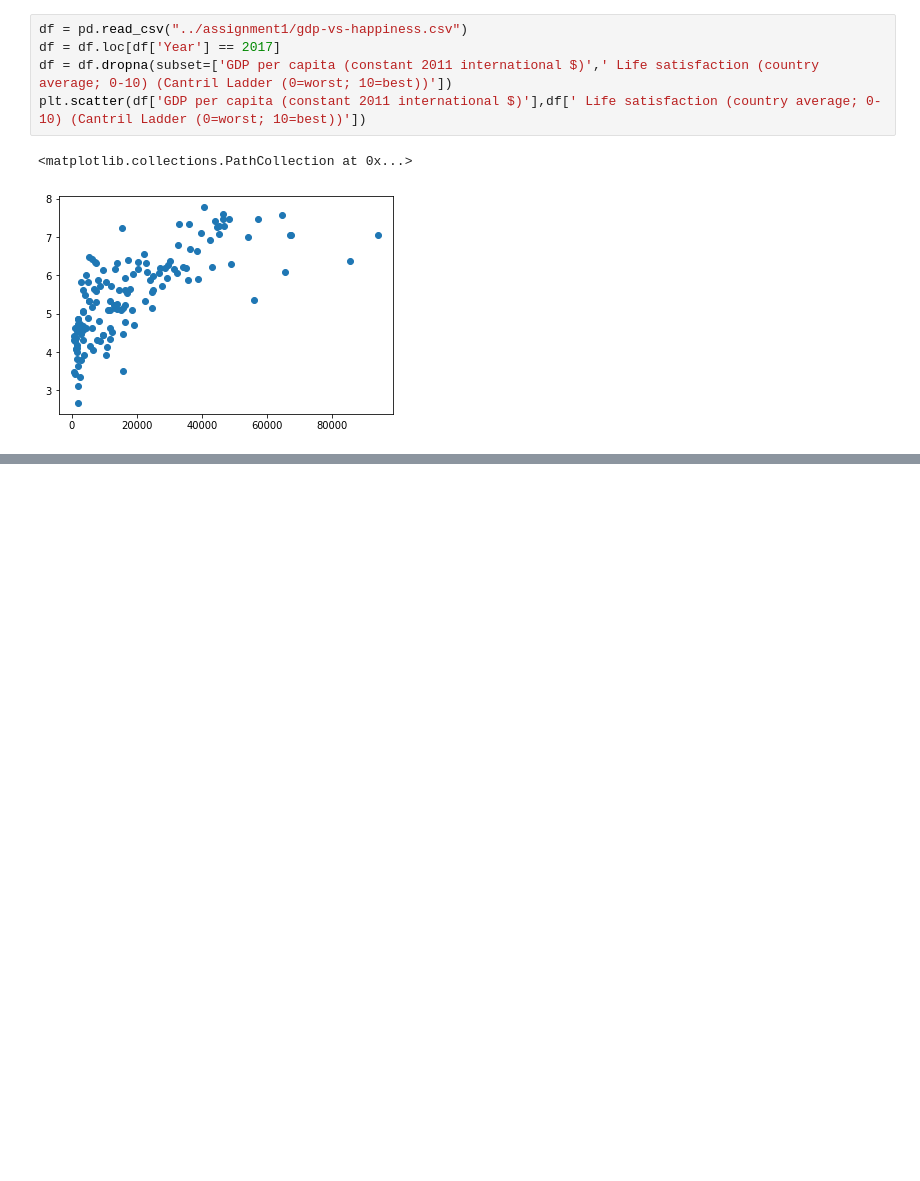
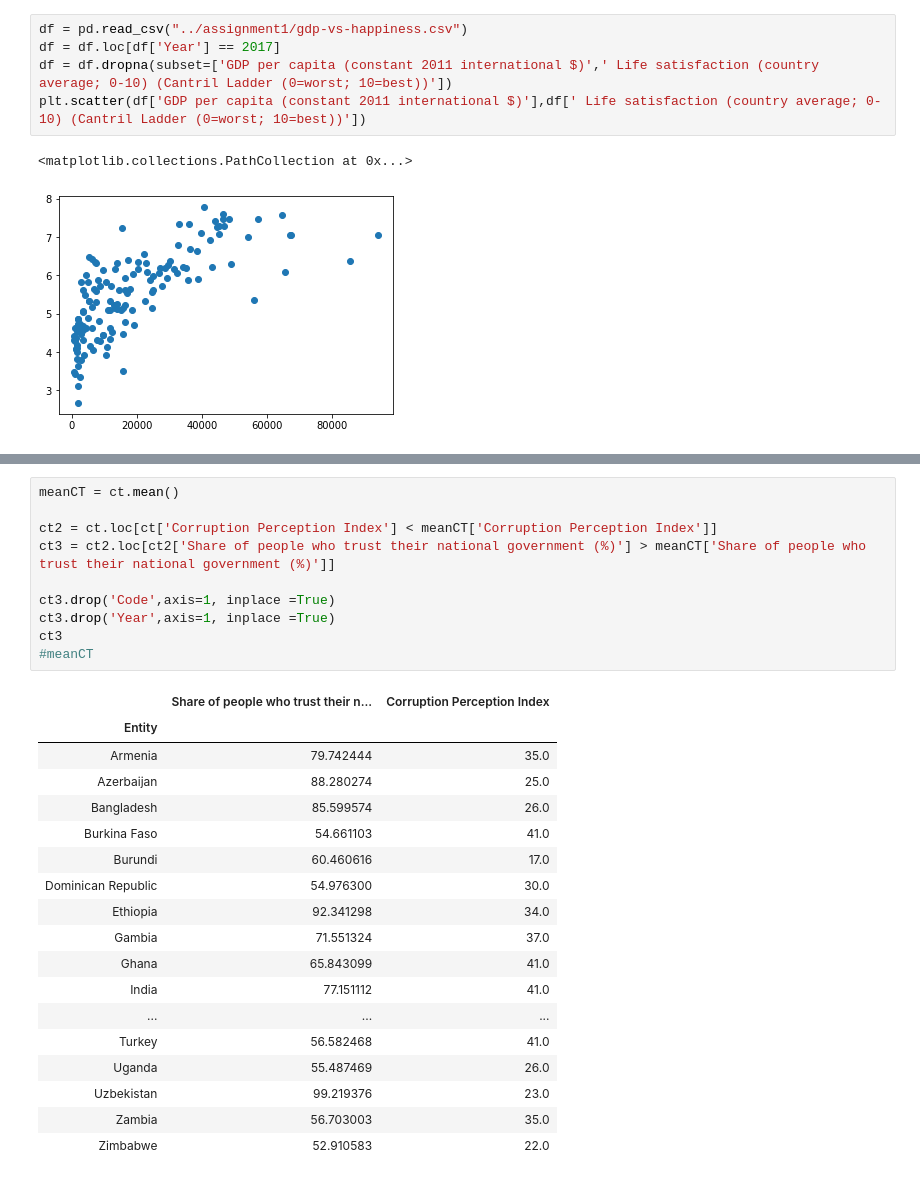
Before and after one commit to antfor/DAT405, a Jupyter notebook: assignment1/Untitled.ipynb, the cells around one changed output, grey strips where cells are left out. Cells and saved outputs as stored; diff of their text form; blank space fills up the shorter version.

```diff
--- a/assignment1/Untitled.ipynb
+++ b/assignment1/Untitled.ipynb
@@ -150,0 +179,29 @@ plt.scatter(df['GDP per capita (constant 2011 international $)'],df[' Life satis
+# %%
+meanCT = ct.mean()
+
+ct2 = ct.loc[ct['Corruption Perception Index'] < meanCT['Corruption Perception Index']]
+ct3 = ct2.loc[ct2['Share of people who trust their national government (%)'] > meanCT['Share of people who trust their national government (%)']]
+
+ct3.drop('Code',axis=1, inplace =True)
+ct3.drop('Year',axis=1, inplace =True)
+ct3
+#meanCT
+# %% [output]
+|  | Share of people who trust their n... | Corruption Perception Index |
+| Entity |  |  |
+| Armenia | 79.742444 | 35.0 |
+| Azerbaijan | 88.280274 | 25.0 |
+| Bangladesh | 85.599574 | 26.0 |
+| Burkina Faso | 54.661103 | 41.0 |
+| Burundi | 60.460616 | 17.0 |
+| Dominican Republic | 54.976300 | 30.0 |
+| Ethiopia | 92.341298 | 34.0 |
+| Gambia | 71.551324 | 37.0 |
+| Ghana | 65.843099 | 41.0 |
+| India | 77.151112 | 41.0 |
+| ... | ... | ... |
+| Turkey | 56.582468 | 41.0 |
+| Uganda | 55.487469 | 26.0 |
+| Uzbekistan | 99.219376 | 23.0 |
+| Zambia | 56.703003 | 35.0 |
+| Zimbabwe | 52.910583 | 22.0 |
```
Also changed, not shown: parts of 4 cells of this notebook.
